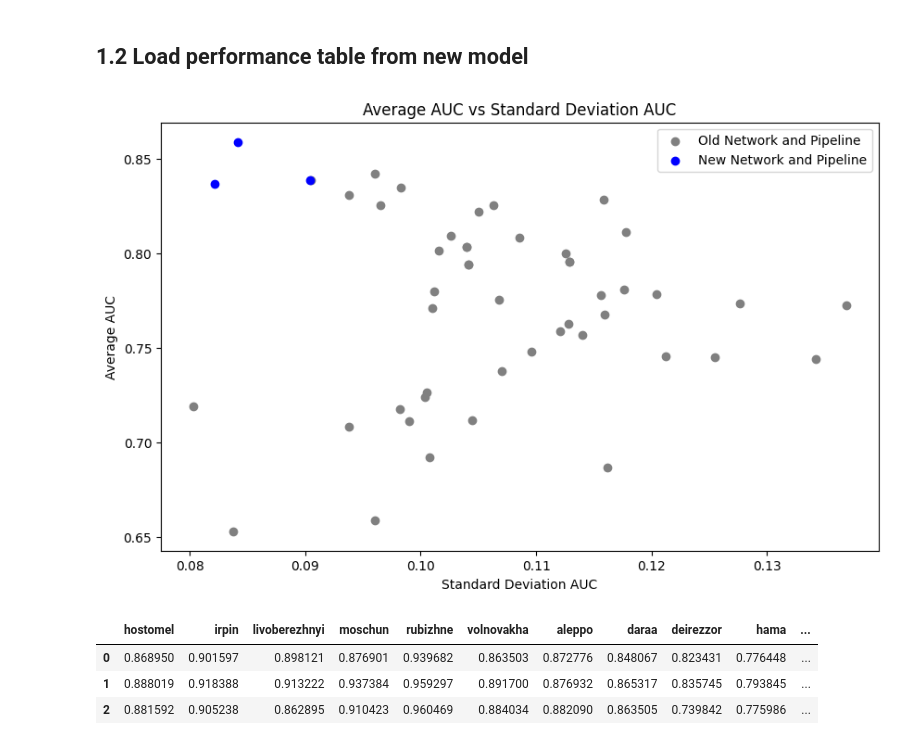
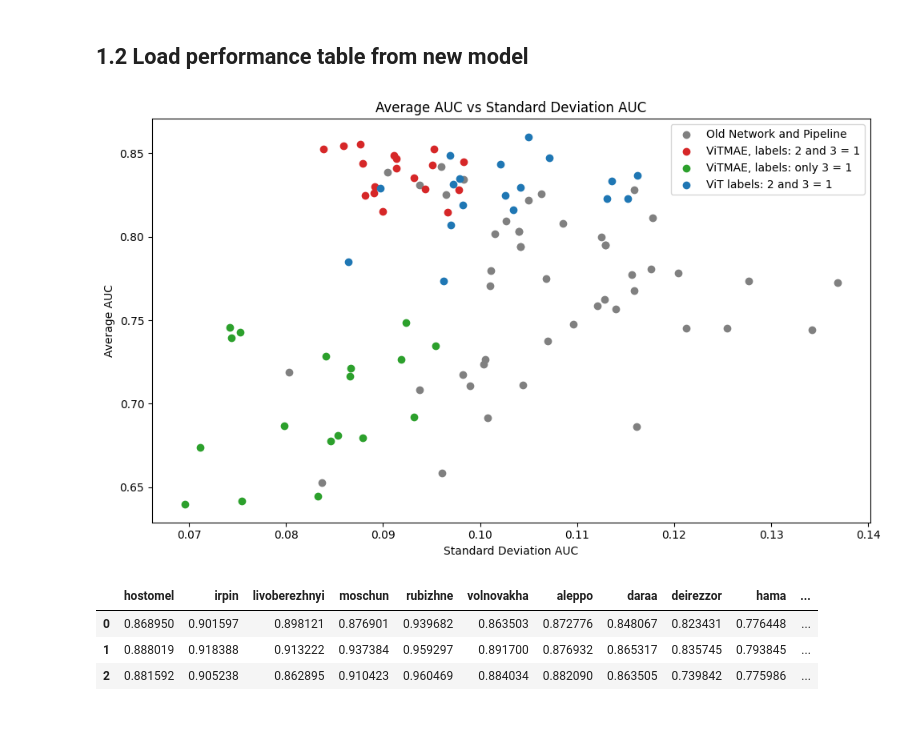
Before and after one commit to goclem/destruction, a Jupyter notebook: analyze_results.ipynb, the cells around one changed output. Drawn from its saved outputs; the diff is of its cells as text; code cells hidden in the pictures.

```diff
--- a/analyze_results.ipynb
+++ b/analyze_results.ipynb
@@ -43,7 +43,7 @@ df_old_model['average AUC'] = df_old_model[df_old_model.columns[df_old_model.col
 # %%
 overview = pd.read_csv("../experiment_overview.csv")
 # %%
-string_dict_array = overview.iloc[1:]["per_city_test_aurocs"].values
+string_dict_array = overview.iloc[0:]["per_city_test_aurocs"].values
 # %%
 list_of_dicts_ast = []
 for string_dict in string_dict_array:
@@ -61,28 +61,45 @@ df_new_model = pd.DataFrame(list_of_dicts_ast)
 df_new_model_cities = df_new_model.columns
 df_new_model['standard deviation AUC'] = df_new_model.std(axis=1)
 df_new_model['average AUC'] = df_new_model[df_new_model.columns[df_new_model.columns != "standard deviation AUC"]].mean(axis=1)
+# %%
+df_new_model["type_indicator"] = 0
+# %%
+df_new_model.loc[18:36,"type_indicator"] = 1
+df_new_model.loc[36:,"type_indicator"] = 2
 # %%
-# Plotting
+# --- 1️⃣  Set up a palette & legend text for each type_indicator value
+type_labels  = {0: "ViTMAE, labels: 2 and 3 = 1",
+                1: "ViTMAE, labels: only 3 = 1",
+                2: "ViT labels: 2 and 3 = 1"}          # ← tweak wording if needed
+type_colors  = {0: "tab:red",
+                1: "tab:green",
+                2: "tab:blue"}
+
+# --- 2️⃣  Make the figure
 plt.figure(figsize=(10, 6))
 
-# Plot the other category
-plt.scatter(df_old_model['standard deviation AUC'], df_old_model['average AUC'], color="grey", label='Old Network and Pipeline')
+# Old network/pipeline points (single colour)
+plt.scatter(df_old_model['standard deviation AUC'],
+            df_old_model['average AUC'],
+            color="grey",
+            label='Old Network and Pipeline')
 
-plt.scatter(df_new_model['standard deviation AUC'], df_new_model['average AUC'], color="blue", label='New Network and Pipeline')
+# New network/pipeline points, coloured by type_indicator
+for t, group in df_new_model.groupby('type_indicator', sort=False):
+    plt.scatter(group['standard deviation AUC'],
+                group['average AUC'],
+                color=type_colors[t],
+                label=f"{type_labels[t]}")
 
-# Adding labels and title
+# --- 3️⃣  Cosmetics
 plt.xlabel('Standard Deviation AUC')
 plt.ylabel('Average AUC')
 plt.title('Average AUC vs Standard Deviation AUC')
-
-# Add a legend
 plt.legend(loc='best')
-
-# Show the plot
-#plt.savefig("../figures/runs.png")
+plt.tight_layout()
 plt.show()
 # %% [output]
-[figure, old version]
+[figure, new version]
 # %%
 df_new_model
 # %% [output]
```
Also changed, not shown: 4 other files.
